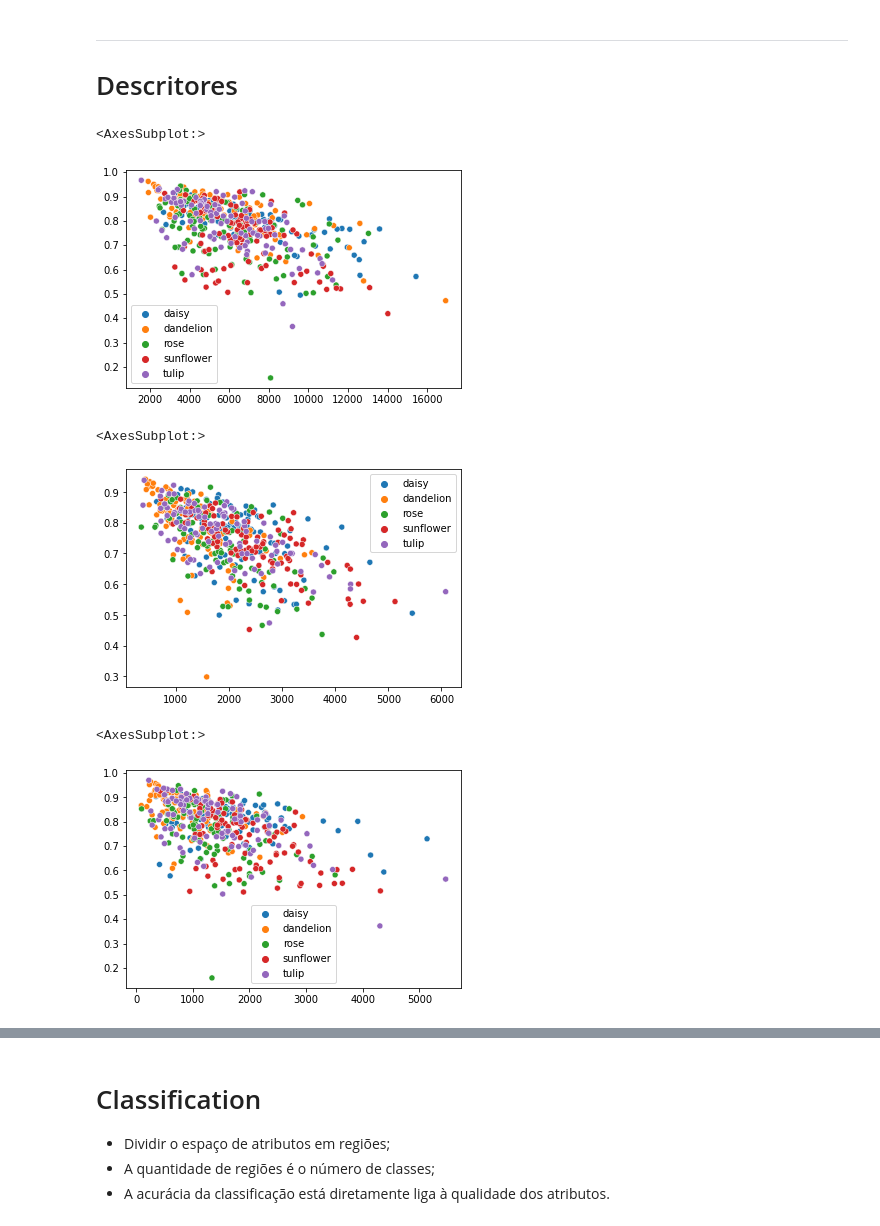
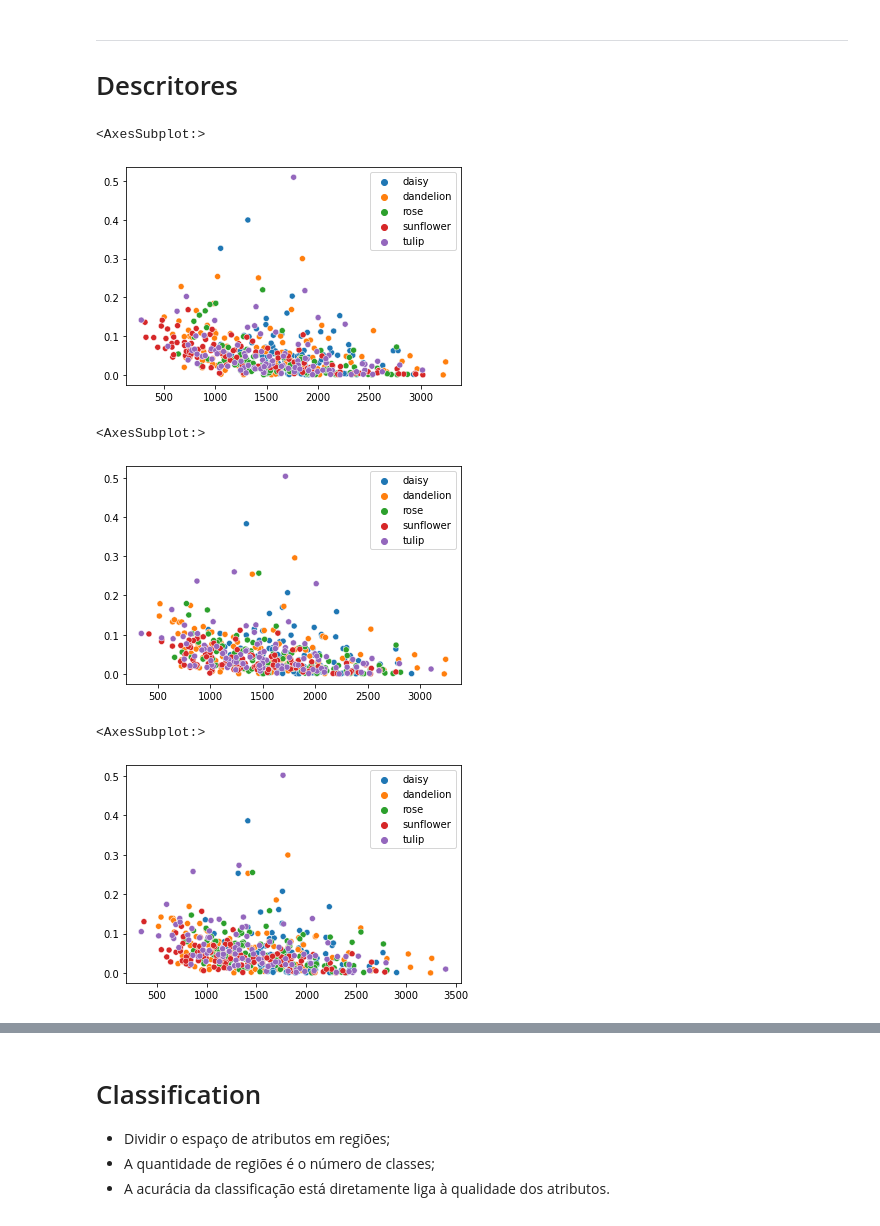
Before and after one commit to viniciusmwen/Computacional, a Jupyter notebook: Atividade07/pre.ipynb, the cells around one changed output, grey strips where cells are left out. Drawn from its saved outputs; the diff is of its cells as text; code cells hidden in the pictures.

```diff
--- a/Atividade07/pre.ipynb
+++ b/Atividade07/pre.ipynb
@@ -91,4 +169,4 @@ imagens = lerTodos(originais)
 # %%
-red = imread_collection(sorted(glob(f'./otsu/red/*/*', recursive=True)))
-green = imread_collection(sorted(glob(f'./otsu/green/*/*', recursive=True)))
-blue = imread_collection(sorted(glob(f'./otsu/blue/*/*', recursive=True)))
+red = imread_collection(sorted(glob(f'./subs/red/*/*', recursive=True)))
+green = imread_collection(sorted(glob(f'./subs/green/*/*', recursive=True)))
+blue = imread_collection(sorted(glob(f'./subs/blue/*/*', recursive=True)))
@@ -149,20 +218,20 @@ rRed, tempo = aplicaGLCM(red, labels)
 rGreen, tempo = aplicaGLCM(green, labels)
 rBlue, tempo = aplicaGLCM(blue, labels)
 # %%
-sns.scatterplot(x=rRed[:,0], y=rRed[:,10], hue=labels)
+sns.scatterplot(x=rRed[:,0], y=rRed[:,5], hue=labels)
 # %% [output]
 <AxesSubplot:>
-[figure, old version]
+[figure, new version]
 # %%
-sns.scatterplot(x=rGreen[:,0], y=rGreen[:,10], hue=labels)
+sns.scatterplot(x=rGreen[:,0], y=rGreen[:,5], hue=labels)
 # %% [output]
 <AxesSubplot:>
-[figure, old version]
+[figure, new version]
 # %%
-sns.scatterplot(x=rBlue[:,0], y=rBlue[:,10], hue=labels)
+sns.scatterplot(x=rBlue[:,0], y=rBlue[:,5], hue=labels)
 # %% [output]
 <AxesSubplot:>
-[figure, old version]
+[figure, new version]
 # %%
 def aplicaPCA(features):
     pca = PCA()
```
Also changed, not shown: parts of 24 cells of this notebook, 2 other files.
